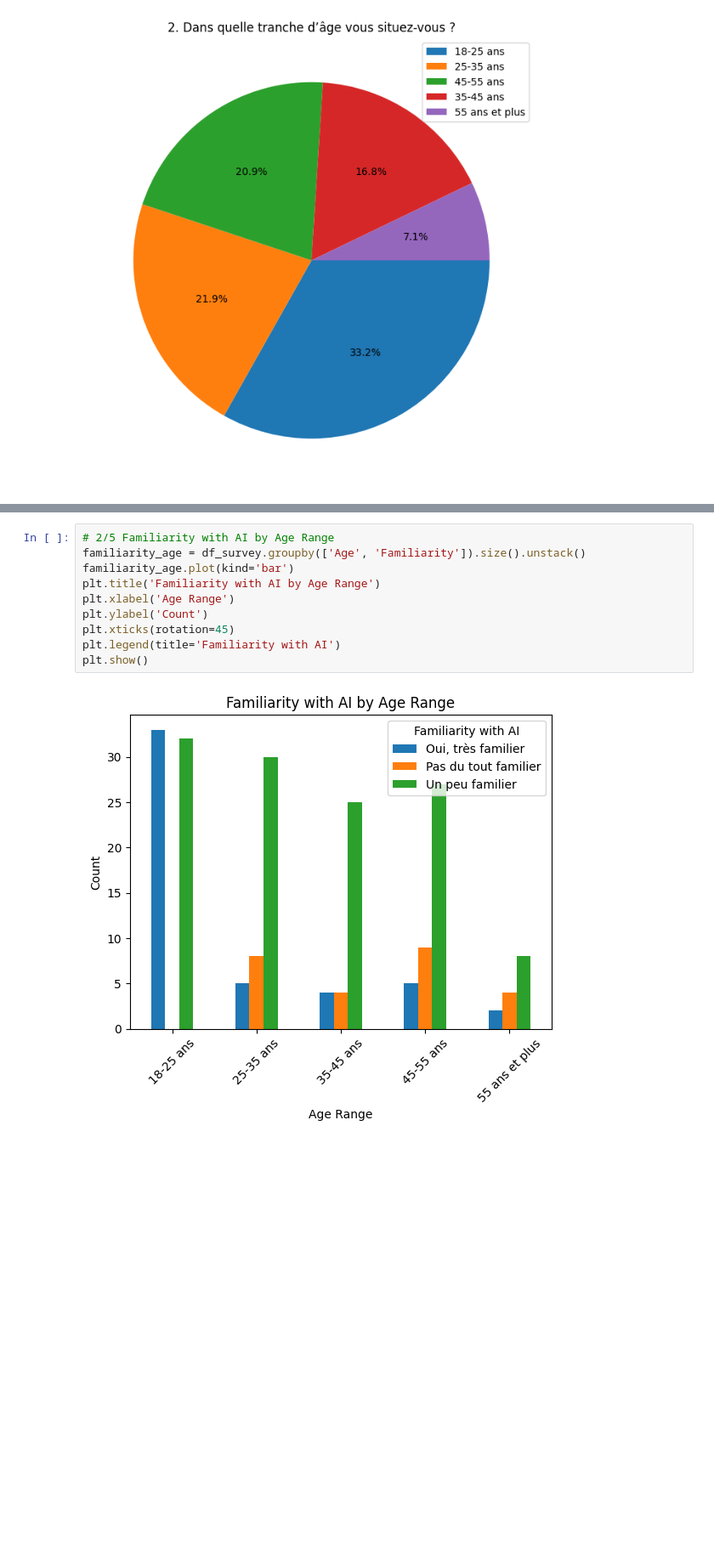
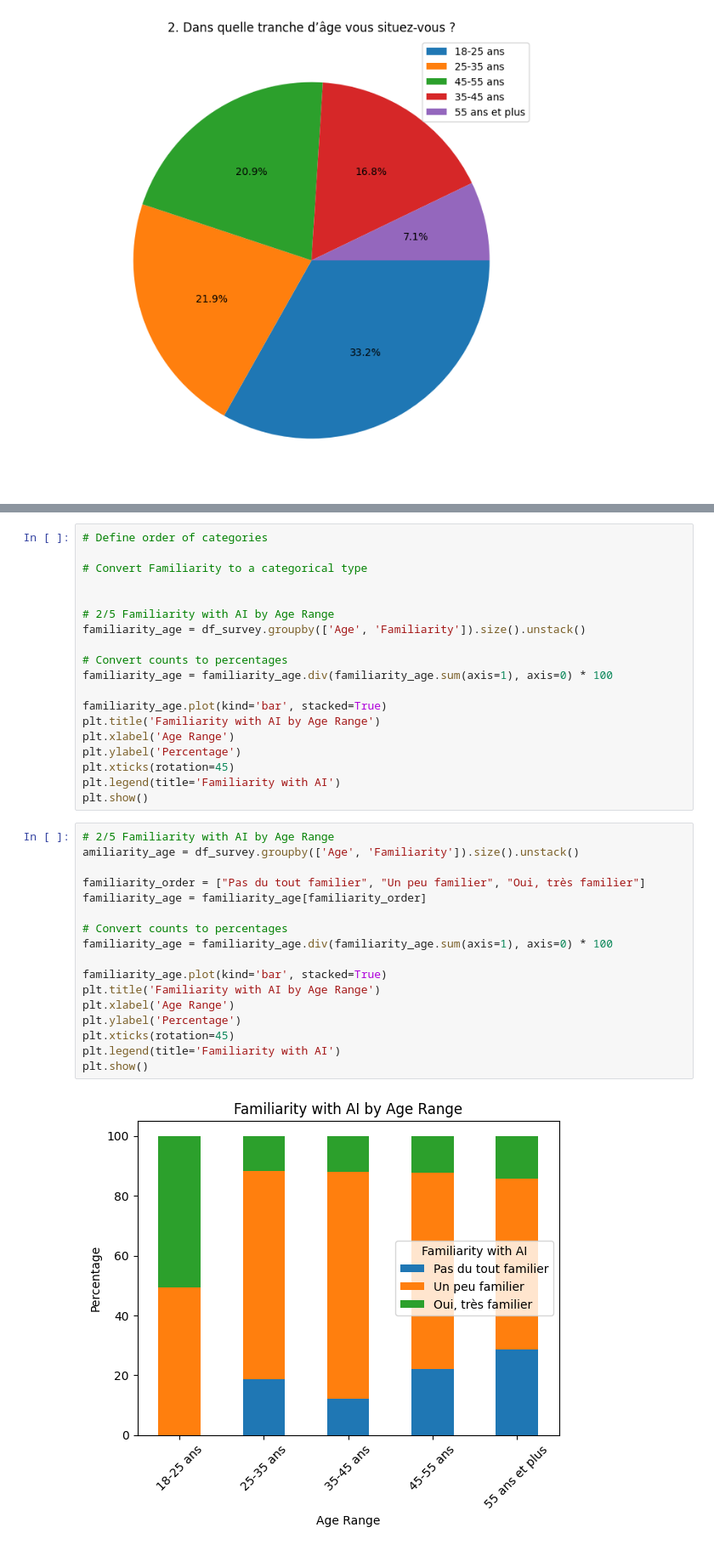
Before and after one commit to QuentinDstl/survey_adoption_by_employees, a Jupyter notebook: src/main.ipynb, the cells around one changed output, grey strips where cells are left out. Shown at 85% size. Cells and saved outputs as stored; diff of their text form; blank space fills up the shorter version.

```diff
--- a/src/main.ipynb
+++ b/src/main.ipynb
@@ -288,12 +290,38 @@ plot_pie('Age', '2. Dans quelle tranche d’âge vous situez-vous ?')
 # %%
+# Define order of categories
+
+# Convert Familiarity to a categorical type
+
+
 # 2/5 Familiarity with AI by Age Range
 familiarity_age = df_survey.groupby(['Age', 'Familiarity']).size().unstack()
-familiarity_age.plot(kind='bar')
+
+# Convert counts to percentages
+familiarity_age = familiarity_age.div(familiarity_age.sum(axis=1), axis=0) * 100
+
+familiarity_age.plot(kind='bar', stacked=True)
 plt.title('Familiarity with AI by Age Range')
 plt.xlabel('Age Range')
-plt.ylabel('Count')
+plt.ylabel('Percentage')
 plt.xticks(rotation=45)
 plt.legend(title='Familiarity with AI')
 plt.show()
-# %% [output]
-[figure, removed]
+# %%
+# 2/5 Familiarity with AI by Age Range
+amiliarity_age = df_survey.groupby(['Age', 'Familiarity']).size().unstack()
+
+familiarity_order = ["Pas du tout familier", "Un peu familier", "Oui, très familier"]
+familiarity_age = familiarity_age[familiarity_order]
+
+# Convert counts to percentages
+familiarity_age = familiarity_age.div(familiarity_age.sum(axis=1), axis=0) * 100
+
+familiarity_age.plot(kind='bar', stacked=True)
+plt.title('Familiarity with AI by Age Range')
+plt.xlabel('Age Range')
+plt.ylabel('Percentage')
+plt.xticks(rotation=45)
+plt.legend(title='Familiarity with AI')
+plt.show()
+# %% [output]
+[figure, added]
```
Also changed, not shown: parts of 4 cells of this notebook.
